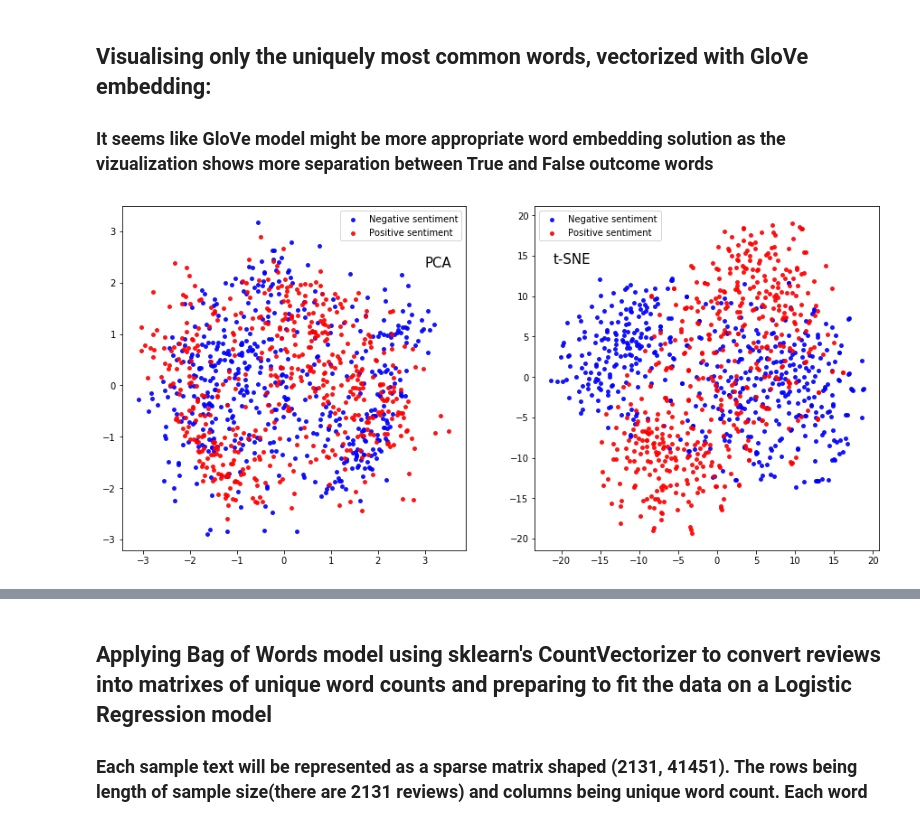
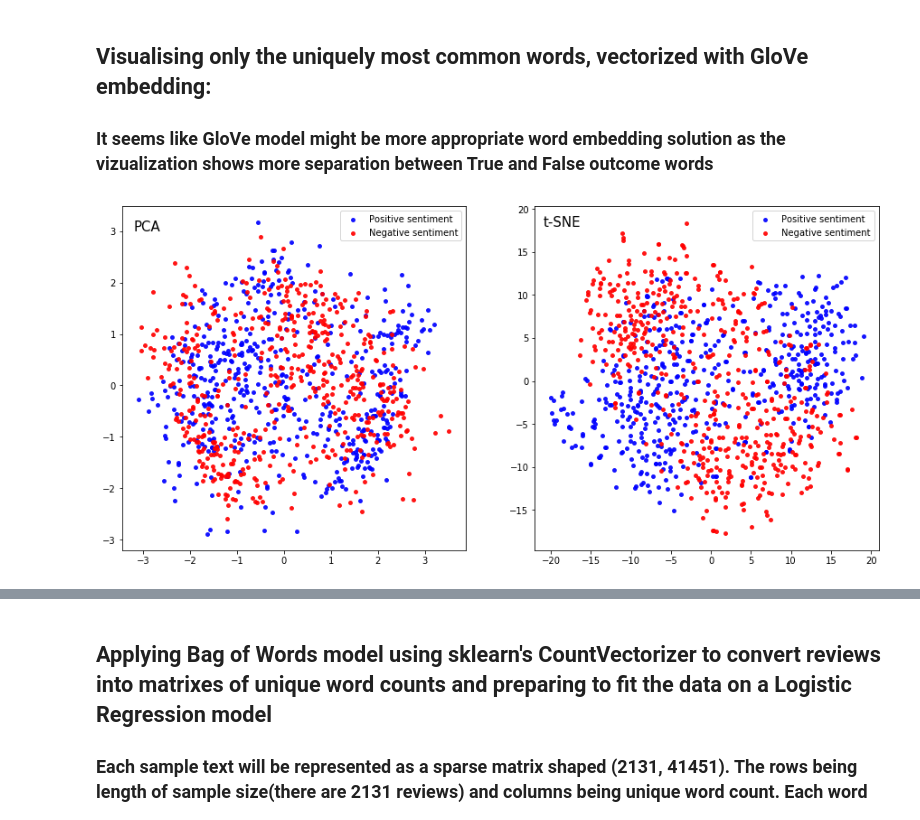
Before and after one commit to gabaslava/imdb, a Jupyter notebook: A. imdb data analysing. the code.ipynb, the cells around one changed output, grey strips where cells are left out. Cells and saved outputs as stored; diff of their text form; code cells hidden in the pictures.

```diff
--- a/A. imdb data analysing. the code.ipynb
+++ b/A. imdb data analysing. the code.ipynb
@@ -586,29 +634,29 @@ ax1.text(-30, 29, 't-SNE', fontsize=15);
 # %%
 exp_true_glove_vectors = words_vectorized(exp_true_in_top3000, glove_embedding, 50, glove_unique_words)
 exp_false_glove_vectors = words_vectorized(exp_false_in_top3000, glove_embedding, 50, glove_unique_words)
 #Principal componens model:
 glove_pca_true_exp = PCA(n_components=2).fit_transform(exp_true_glove_vectors)
 glove_pca_false_exp = PCA(n_components=2).fit_transform(exp_false_glove_vectors)
 #tSNE model:
 tsne = TSNE(n_components=2, perplexity=40, n_iter=500)
 glove_tsne_exp_true = tsne.fit_transform(exp_true_glove_vectors)
 glove_tsne_exp_false = tsne.fit_transform(exp_false_glove_vectors)
 
 fig = plt.figure(figsize=(15,7))
 ax1 = fig.add_subplot(121)
 ax2 = fig.add_subplot(122)
 
 ax1.scatter([i[0] for i in glove_pca_true_exp], [i[1] for i in glove_pca_true_exp],
-            s=15, c='b', marker="o", label='Negative sentiment', alpha=0.9)
+            s=15, c='b', marker="o", label='Positive sentiment', alpha=0.9)
 ax1.scatter([i[0] for i in glove_pca_false_exp], [i[1] for i in glove_pca_false_exp],
-            s=15, c='r', marker="o", label='Positive sentiment', alpha=0.9)
-ax1.text(3, 2.3, 'PCA', fontsize=15);
+            s=15, c='r', marker="o", label='Negative sentiment', alpha=0.9)
+ax1.text(-3.2, 3, 'PCA', fontsize=15);
 ax1.legend()
 ax2.scatter([i[0] for i in glove_tsne_exp_true], [i[1] for i in glove_tsne_exp_true],
-            s=15, c='b', marker="o", label='Negative sentiment', alpha=0.9)
+            s=15, c='b', marker="o", label='Positive sentiment', alpha=0.9)
 ax2.scatter([i[0] for i in glove_tsne_exp_false], [i[1] for i in glove_tsne_exp_false],
-            s=15, c='r', marker="o", label='Positive sentiment', alpha=0.9)
-ax2.text(-21, 14, 't-SNE', fontsize=15);
+            s=15, c='r', marker="o", label='Negative sentiment', alpha=0.9)
+ax2.text(-21, 18, 't-SNE', fontsize=15);
 ax2.legend();
 # %% [output]
-[figure, old version]
+[figure, new version]
```
Also changed, not shown: parts of 31 cells of this notebook.
